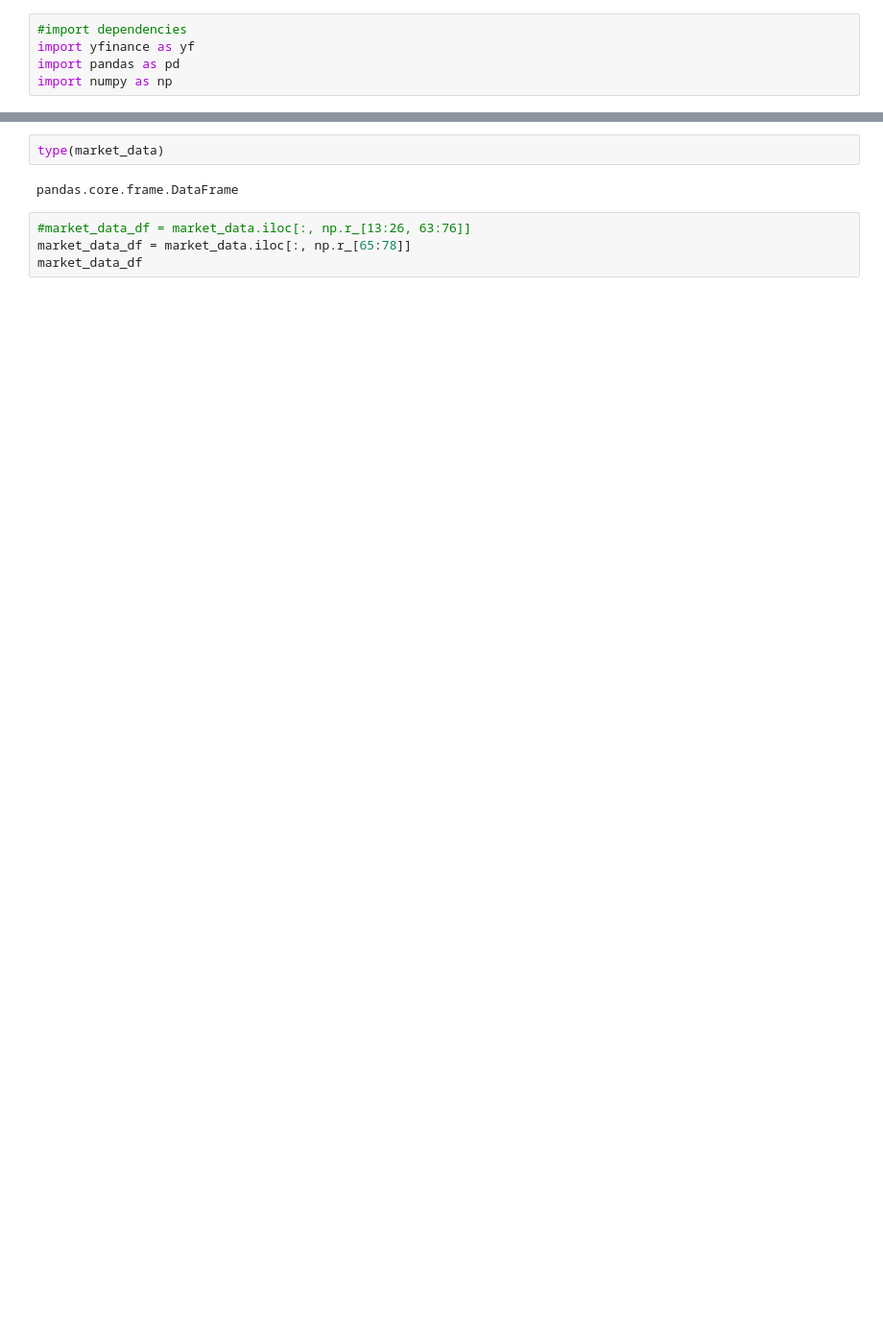
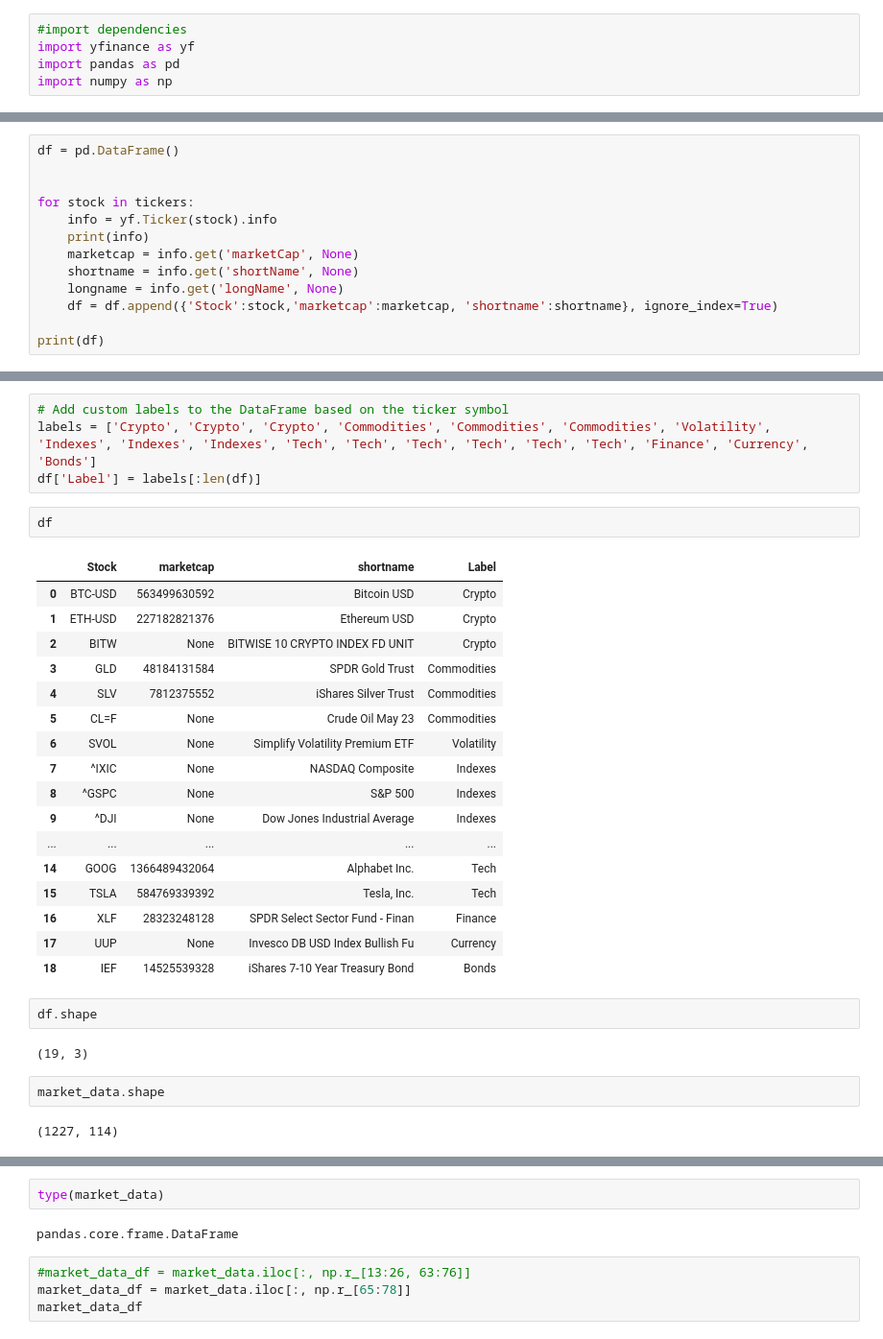
Before and after one commit to zarbin/UTA_Project-4, a Jupyter notebook: sandbox/JustinB/yFinance_pull.ipynb, the cells around one changed output, grey strips where cells are left out. Shown at 96% size. Saved outputs shown, nothing was run; the diff lists cells and outputs as text; blank space fills up the shorter version.

```diff
--- a/sandbox/JustinB/yFinance_pull.ipynb
+++ b/sandbox/JustinB/yFinance_pull.ipynb
@@ -26,0 +28,13 @@ market_data.head()
+# %%
+df = pd.DataFrame()
+
+
+for stock in tickers:
+    info = yf.Ticker(stock).info
+    print(info)
+    marketcap = info.get('marketCap', None)
+    shortname = info.get('shortName', None)
+    longname = info.get('longName', None)
+    df = df.append({'Stock':stock,'marketcap':marketcap, 'shortname':shortname}, ignore_index=True)
+
+print(df)
@@ -26,0 +55,32 @@ market_data.head()
+# %%
+# Add custom labels to the DataFrame based on the ticker symbol
+labels = ['Crypto', 'Crypto', 'Crypto', 'Commodities', 'Commodities', 'Commodities', 'Volatility', 'Indexes', 'Indexes', 'Indexes', 'Tech', 'Tech', 'Tech', 'Tech', 'Tech', 'Tech', 'Finance', 'Currency', 'Bonds']
+df['Label'] = labels[:len(df)]
+# %%
+df
+# %% [output]
+|  | Stock | marketcap | shortname | Label |
+| 0 | BTC-USD | 563499630592 | Bitcoin USD | Crypto |
+| 1 | ETH-USD | 227182821376 | Ethereum USD | Crypto |
+| 2 | BITW | None | BITWISE 10 CRYPTO INDEX FD UNIT | Crypto |
+| 3 | GLD | 48184131584 | SPDR Gold Trust | Commodities |
+| 4 | SLV | 7812375552 | iShares Silver Trust | Commodities |
+| 5 | CL=F | None | Crude Oil May 23 | Commodities |
+| 6 | SVOL | None | Simplify Volatility Premium ETF | Volatility |
+| 7 | ^IXIC | None | NASDAQ Composite | Indexes |
+| 8 | ^GSPC | None | S&P 500 | Indexes |
+| 9 | ^DJI | None | Dow Jones Industrial Average | Indexes |
+| ... | ... | ... | ... | ... |
+| 14 | GOOG | 1366489432064 | Alphabet Inc. | Tech |
+| 15 | TSLA | 584769339392 | Tesla, Inc. | Tech |
+| 16 | XLF | 28323248128 | SPDR Select Sector Fund - Finan | Finance |
+| 17 | UUP | None | Invesco DB USD Index Bullish Fu | Currency |
+| 18 | IEF | 14525539328 | iShares 7-10 Year Treasury Bond | Bonds |
+# %%
+df.shape
+# %% [output]
+(19, 3)
+# %%
+market_data.shape
+# %% [output]
+(1227, 114)
```
Also changed, not shown: parts of 3 cells of this notebook, 1 other file.
